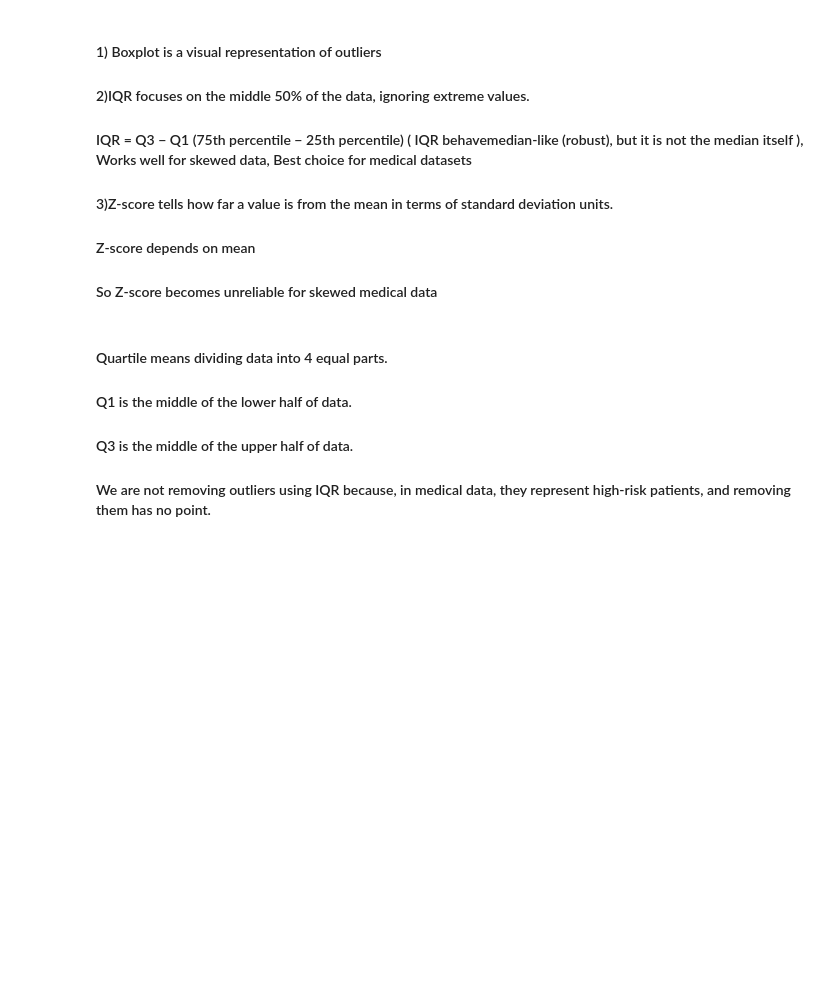
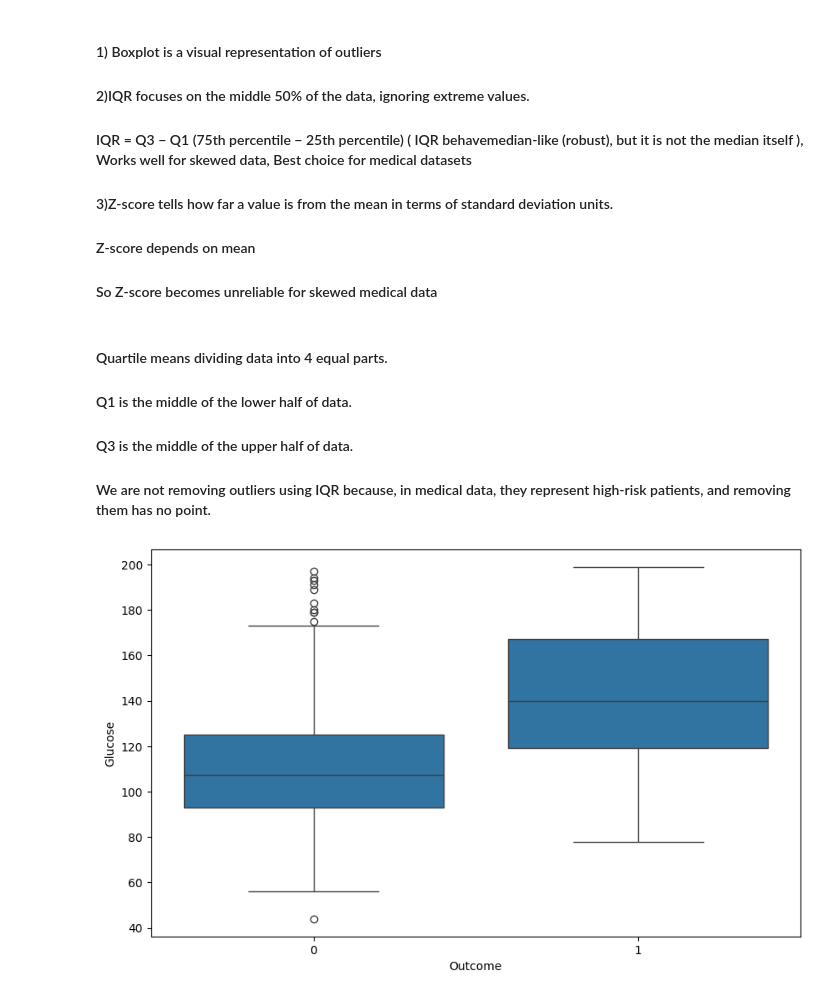
Before and after one commit to leelamadhav07/HealthRiskPrediction, a Jupyter notebook: health.ipynb, the cells around one changed output. Drawn from its saved outputs; the diff is of its cells as text; code cells hidden in the pictures; blank space fills up the shorter version.

```diff
--- a/health.ipynb
+++ b/health.ipynb
@@ -71,7 +89,7 @@ import matplotlib.pyplot as plt
 import seaborn as sns
 # %%
 # STEP-3.1: Load Dataset & Understand Structure
-data = pd.read_csv("/content/diabetes.csv")
+data = pd.read_csv("diabetes.csv")
 data.shape # rows -> number of people & columns -> features + target
 # %% [output]
 (768, 9)
@@ -293,3 +308,12 @@ for i in invalid_zero_cols:
 #### We are not removing outliers using IQR because, in medical data, they represent high-risk patients, and removing them has no point.
 # %%
 # STEP-3.7 : FEATURE vs TARGET ANALYSIS
+# How do features behave differently for diabetic vs non-diabetic people?
+# This step tells us about the relationship between features and target, and it gives us strong evidence about which features are most likely to impact the target in unseen data.
+
+# Glucose vs Outcome
+plt.figure(figsize=(10,6))
+sns.boxplot(x='Outcome', y='Glucose', data=data)
+plt.show()
+# %% [output]
+[figure, added]
```
Also changed, not shown: parts of 23 cells of this notebook.
